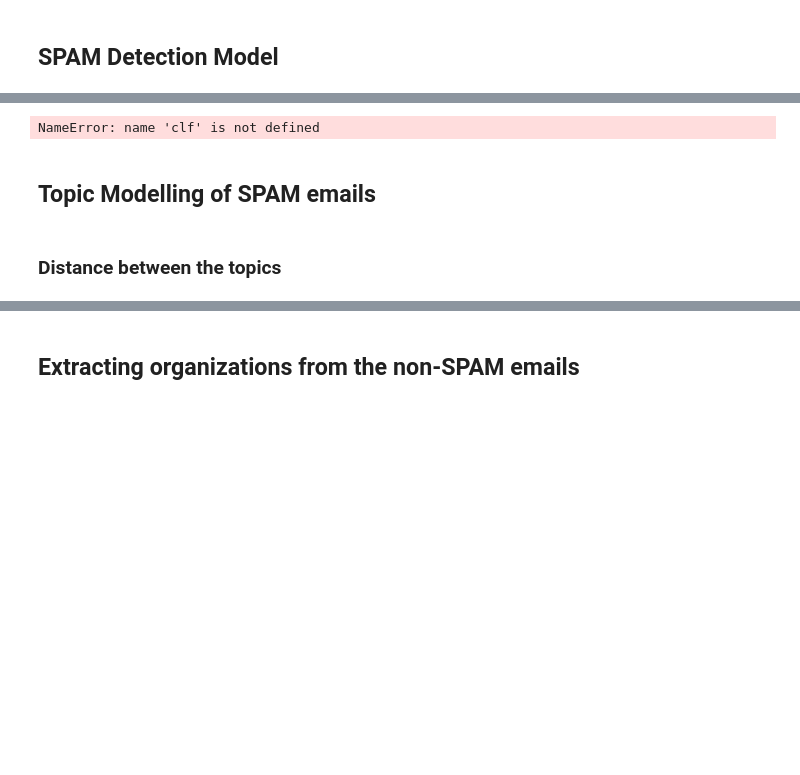
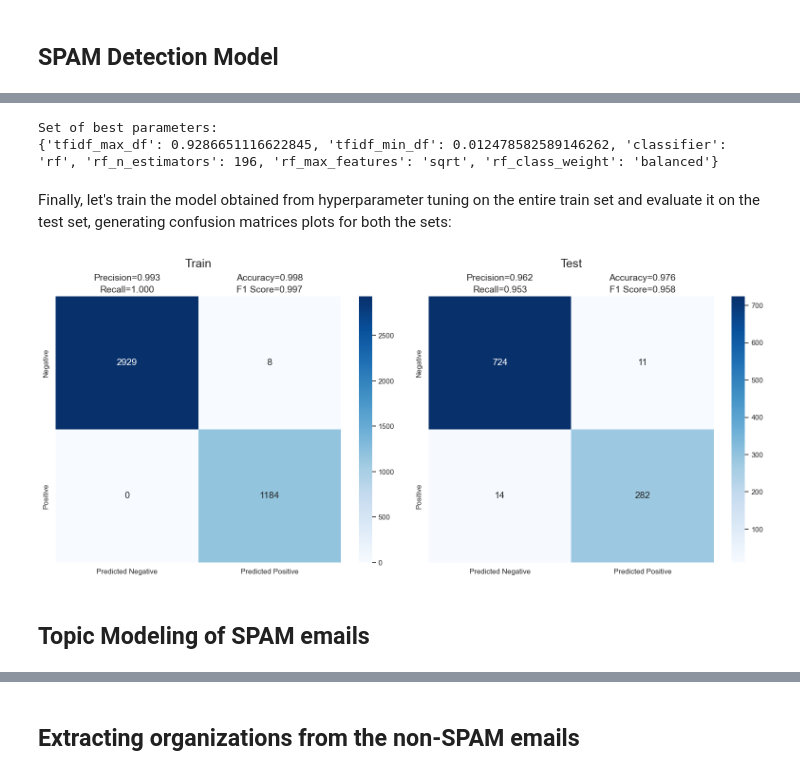
Before and after one commit to Mat-Gug/nlp-project, a Jupyter notebook: Email Analysis Project.ipynb, the cells around one changed output, grey strips where cells are left out. Cells and saved outputs as stored; diff of their text form; code cells hidden in the pictures; blank space fills up the shorter version.

```diff
--- a/Email Analysis Project.ipynb
+++ b/Email Analysis Project.ipynb
@@ -201,40 +326,0 @@ print(study.best_trial)
-# %%
-model = LogisticRegression()
-
-X = X_train
-y = y_train
-
-tfidf_vectorizer = TfidfVectorizer()
-
-pipeline = Pipeline([
-    ('tfidf', tfidf_vectorizer),
-    ('model', model)
-])
-
-cv = StratifiedKFold(n_splits=5, shuffle=True, random_state=0)
-
-for train_index, val_index in cv.split(X, y):
-    X_train, X_val = X[train_index], X[val_index]
-    y_train, y_val = y[train_index], y[val_index]
-
-    X_train_transformed = pipeline.named_steps['tfidf'].fit_transform(X_train)
-    X_val_transformed = pipeline.named_steps['tfidf'].transform(X_val)
-
-    pipeline.named_steps['model'].fit(X_train_transformed, y_train)
-
-    print("FIRST METHOD:")
-    print(pipeline.named_steps['model'].score(X_val_transformed, y_val))
-    print("---------------------------------------------")
-    # CONFRONTARE QUESTO FUNZIONAMENTO CON QUEST'ALTRO, DOVREBBERO DARE LO STESSO RISULTATO
-    # SONO UGUALI, QUINDI CONSIDERARE SOLAMENTE QUESTO IN BASSO!
-    print("SECOND METHOD:")
-    print(pipeline.fit(X_train, y_train).score(X_val, y_val))
-    print("--------------------------------------------")
-    print("THIRD METHOD:")
-    pipeline.fit(X_train, y_train)
-    y_val_pred = pipeline.predict(X_val)
-    print(accuracy_score(y_val, y_val_pred))
-    print("--------------------------------------------")
-    print("\n")
-
-# Oltre alla cross-validation, puoi ora utilizzare la pipeline addestrata per fare previsioni su nuovi dati
@@ -287,4 +326,0 @@ clf = MLPClassifier(activation='logistic',
-# %%
-clf.fit(training_data_cleaned, dataset_training['target'])
-# %% [output]
-NameError: name 'clf' is not defined
@@ -293,4 +327,17 @@ clf.score(testing_data_cleaned, dataset_testing['target'])
+# %%
+print("Set of best parameters:")
+print(study.best_params)
+# %% [output]
+Set of best parameters:
+{'tfidf_max_df': 0.9286651116622845, 'tfidf_min_df': 0.012478582589146262, 'classifier': 'rf', 'rf_n_estimators': 196, 'rf_max_features': 'sqrt', 'rf_class_weight': 'balanced'}
+# %% [markdown]
+Finally, let's train the model obtained from hyperparameter tuning on the entire train set and evaluate it on the test set, generating confusion matrices plots for both the sets:
+# %%
+best_parameters = study.best_params
+best_pipeline = get_best_pipeline(best_parameters)
+best_pipeline.fit(X_train, y_train)
+plot_confusion_matrices(best_pipeline, (X_train, X_test, y_train, y_test))
+# %% [output]
+[figure, added]
 # %% [markdown]
-## Topic Modelling of SPAM emails
+## Topic Modeling of SPAM emails
-# %% [markdown]
-### Distance between the topics
```
Also changed, not shown: parts of 80 cells of this notebook, 8 other files.
